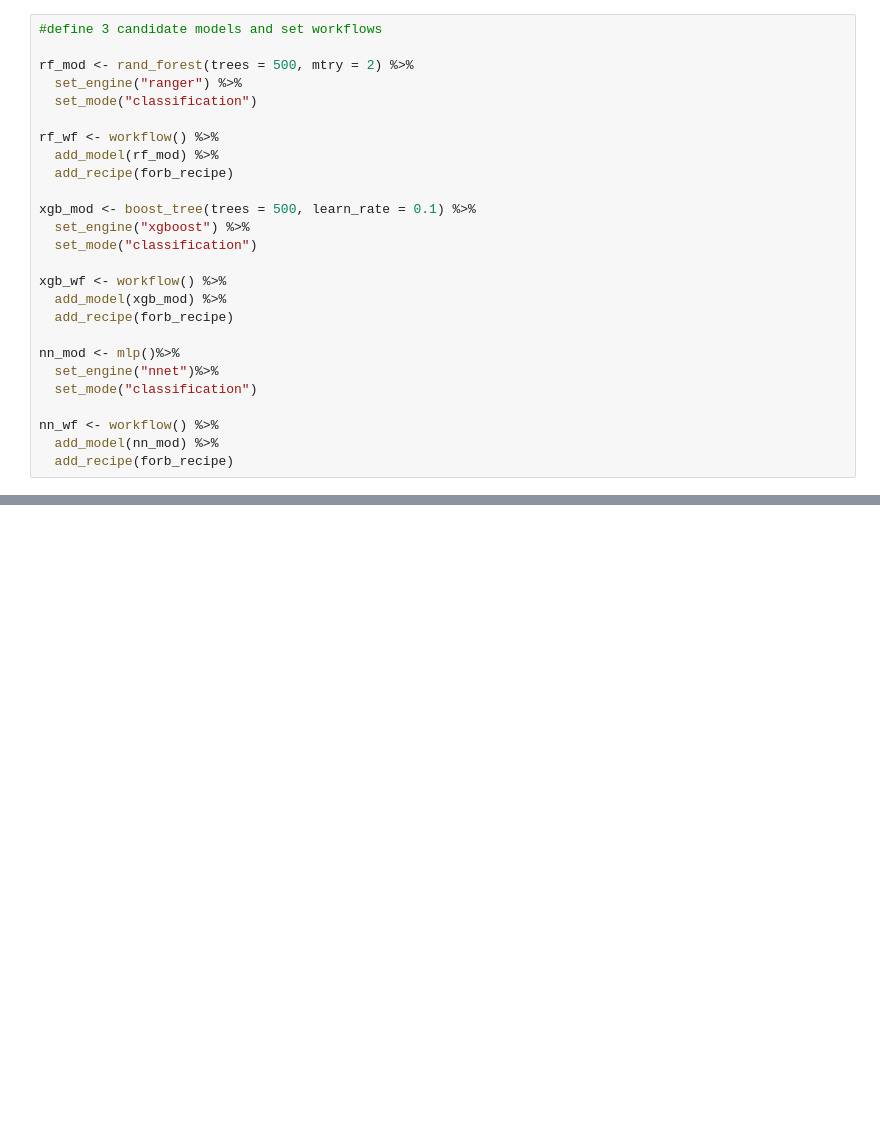
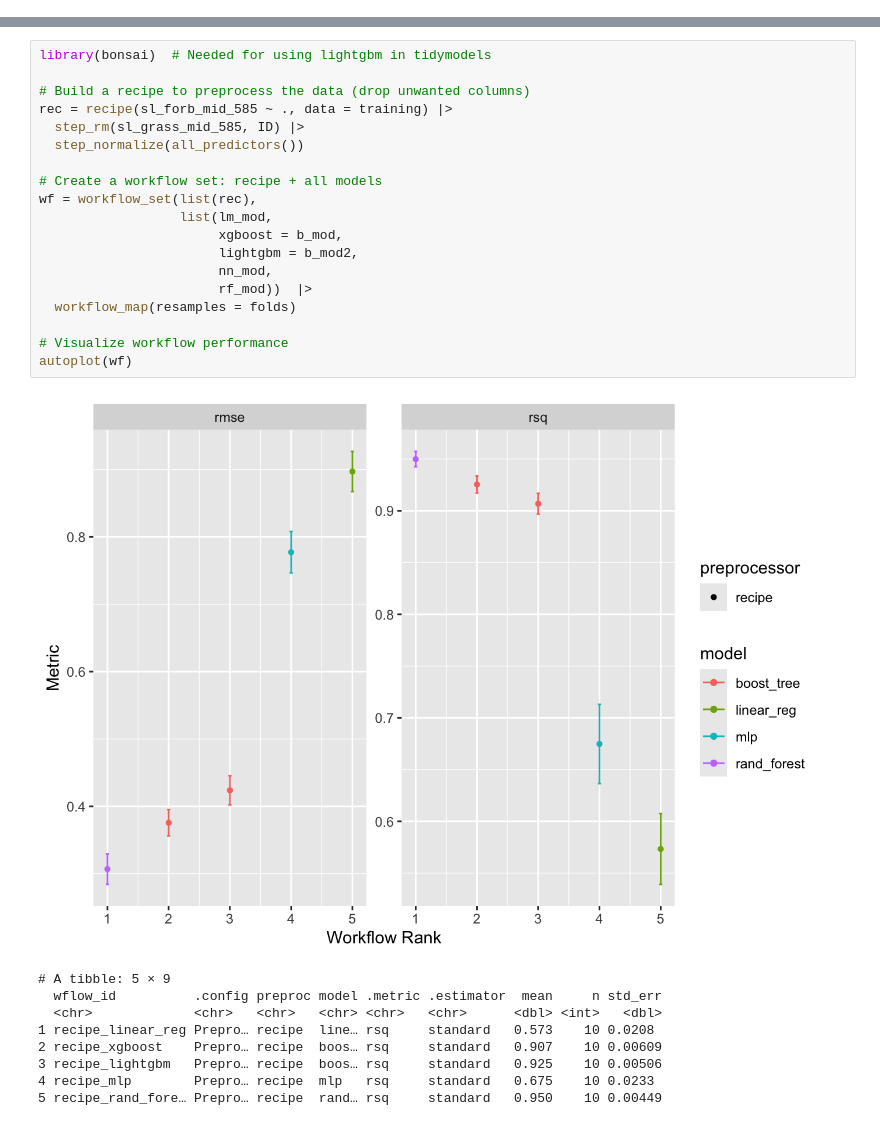
Before and after one commit to mchippy01/330-final-project, a Jupyter notebook: docs/index.embed.ipynb, the cells around one changed output, grey strips where cells are left out. Cells and saved outputs as stored; diff of their text form; blank space fills up the shorter version.

```diff
--- a/docs/index.embed.ipynb
+++ b/docs/index.embed.ipynb
@@ -339,26 +30,0 @@ table(ex_Pts_ml_df$sl_forb_late_585)
-# %%
-#define 3 candidate models and set workflows
-
-rf_mod <- rand_forest(trees = 500, mtry = 2) %>%
-  set_engine("ranger") %>%
-  set_mode("classification")
-
-rf_wf <- workflow() %>%
-  add_model(rf_mod) %>%
-  add_recipe(forb_recipe)
-
-xgb_mod <- boost_tree(trees = 500, learn_rate = 0.1) %>%
-  set_engine("xgboost") %>%
-  set_mode("classification")
-
-xgb_wf <- workflow() %>%
-  add_model(xgb_mod) %>%
-  add_recipe(forb_recipe)
-
-nn_mod <- mlp()%>%
-  set_engine("nnet")%>%
-  set_mode("classification")
-
-nn_wf <- workflow() %>%
-  add_model(nn_mod) %>%
-  add_recipe(forb_recipe)
@@ -467,0 +123,29 @@ If model fitting proceeds, we aim to be able to compare model accuracy between a
+# %%
+library(bonsai)  # Needed for using lightgbm in tidymodels
+
+# Build a recipe to preprocess the data (drop unwanted columns)
+rec = recipe(sl_forb_mid_585 ~ ., data = training) |>
+  step_rm(sl_grass_mid_585, ID) |>
+  step_normalize(all_predictors())
+
+# Create a workflow set: recipe + all models
+wf = workflow_set(list(rec),
+                  list(lm_mod,
+                       xgboost = b_mod,
+                       lightgbm = b_mod2,
+                       nn_mod,
+                       rf_mod))  |>
+  workflow_map(resamples = folds)
+
+# Visualize workflow performance
+autoplot(wf)
+# %% [output]
+[figure, added]
+# A tibble: 5 × 9
+  wflow_id          .config preproc model .metric .estimator  mean     n std_err
+  <chr>             <chr>   <chr>   <chr> <chr>   <chr>      <dbl> <int>   <dbl>
+1 recipe_linear_reg Prepro… recipe  line… rsq     standard   0.573    10 0.0208
+2 recipe_xgboost    Prepro… recipe  boos… rsq     standard   0.907    10 0.00609
+3 recipe_lightgbm   Prepro… recipe  boos… rsq     standard   0.925    10 0.00506
+4 recipe_mlp        Prepro… recipe  mlp   rsq     standard   0.675    10 0.0233
+5 recipe_rand_fore… Prepro… recipe  rand… rsq     standard   0.950    10 0.00449
```
Also changed, not shown: parts of 29 cells of this notebook, 20 other files.
